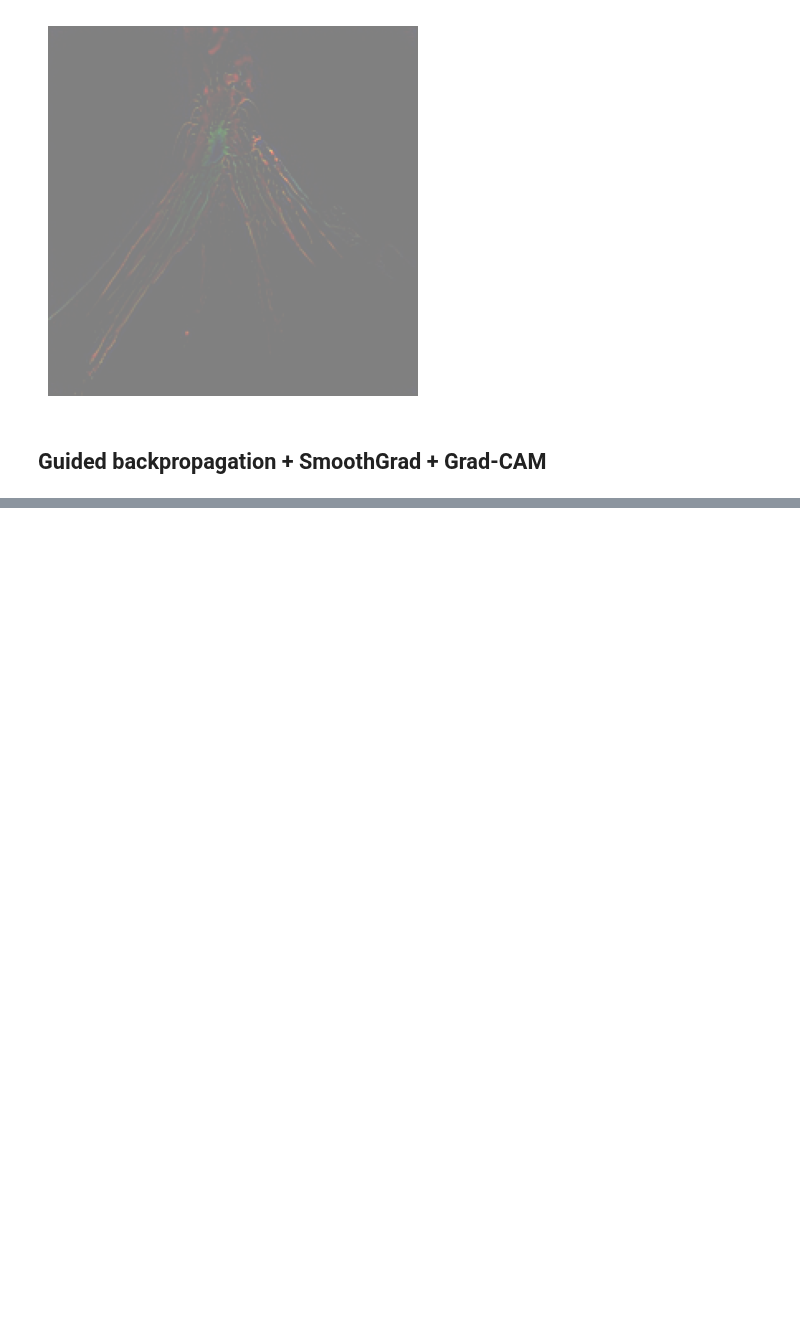
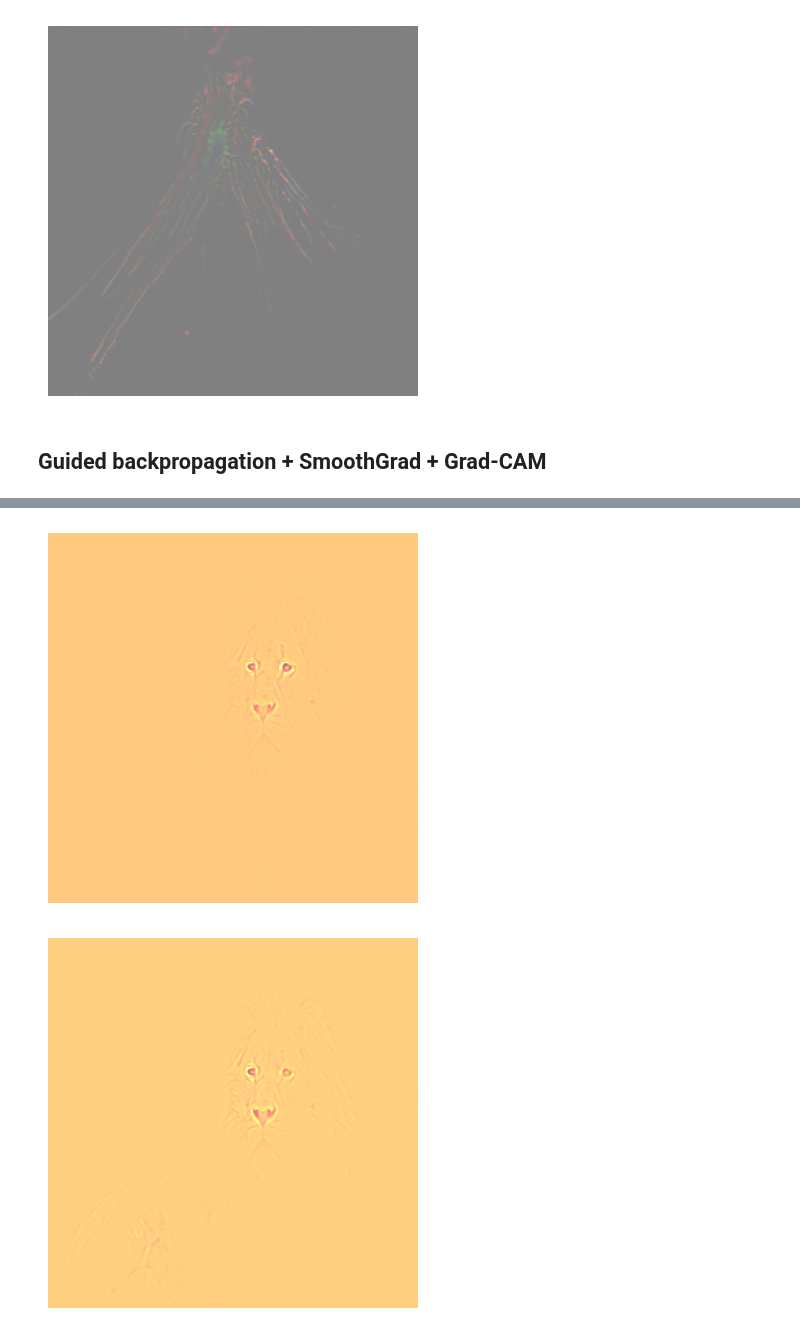
Before and after one commit to moshafieeha/Deep-Learning-Mini-Projects, a Jupyter notebook: Interpretability in an Image Data/Interpretability in an Image Data.ipynb, the cells around one changed output, grey strips where cells are left out. Saved outputs shown, nothing was run; the diff lists cells and outputs as text; code cells hidden in the pictures; blank space fills up the shorter version.

```diff
--- a/Interpretability in an Image Data/Interpretability in an Image Data.ipynb
+++ b/Interpretability in an Image Data/Interpretability in an Image Data.ipynb
@@ -419,0 +464,29 @@ for image_path in image_paths:
+# %%
+# Assuming grad_cam and generate_smooth_grad are defined correctly elsewhere
+def process_and_display(input_tensor, pred_class, image_path):
+    # Create a leaf tensor with requires_grad enabled
+    input_tensor_leaf = input_tensor.clone().detach()
+    input_tensor_leaf.requires_grad = True
+
+    # Grad-CAM
+    grad_cam_heatmap = grad_cam(cam_model, input_tensor_leaf, pred_class)
+
+    # Guided Backprop Smooth Grad
+    guided_grad = gb_smooth_model.generate_smooth_grad(input_tensor_leaf, pred_class)
+
+    # Convert tensor to numpy for processing
+    guided_grad_np = guided_grad.squeeze().cpu().numpy()
+    guided_grad_np = np.transpose(guided_grad_np, (1, 2, 0))
+
+    # Combine the outputs
+    combined_output = combine_grad_cam_and_guided_bp(grad_cam_heatmap, guided_grad_np)
+
+    # Display combined visualizations
+    display_combination(image_path, combined_output)
+
+# Example usage
+process_and_display(input_tensor, pred_class, image_path)
+process_and_display(adv_tensor, adv_pred_class, image_path)
+# %% [output]
+[figure, added]
+[figure, added]
```
Also changed, not shown: parts of 8 cells of this notebook.
